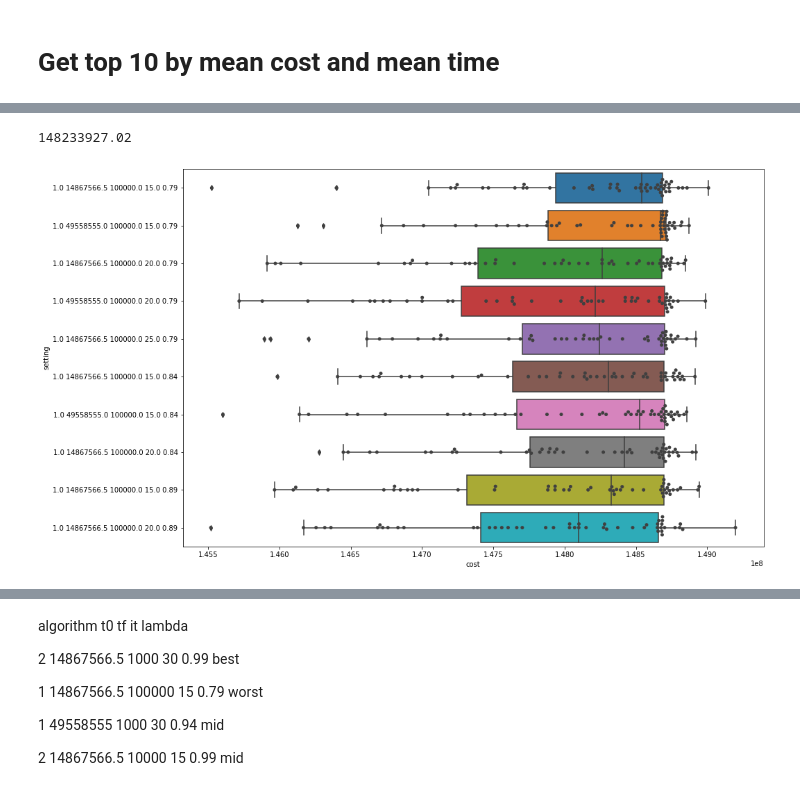
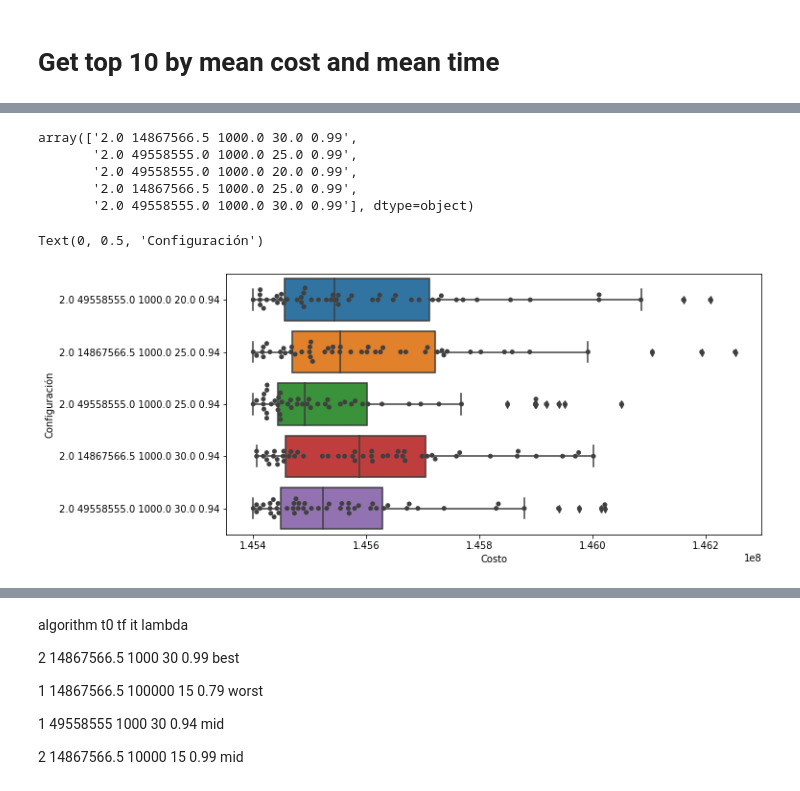
Before and after one commit to JavierArredondo/min-cost-flow, a Jupyter notebook: notebooks/analysis.ipynb, the cells around one changed output, grey strips where cells are left out. Drawn from its saved outputs; the diff is of its cells as text; code cells hidden in the pictures.

```diff
--- a/notebooks/analysis.ipynb
+++ b/notebooks/analysis.ipynb
@@ -31,7 +31,7 @@ def concatenate(row):
     x = [str(row[y]) for y in cols]
     response = {}
     response["setting"] = " ".join(x)
-    response["algorithm"] = "Alg. 1" if row.algorithm == 1.0 else "Alg. 2"
+    response["Vecindad"] = "Algoritmo 1" if row.algorithm == 1.0 else "Algoritmo 2"
     response["cost"] = row.cost
     response["total_time"] = row.total_time
     return pd.Series(response)
@@ -69,7 +69,7 @@ def stats_by_configration(group):
     response["cost_sd"] = group.cost.std()
     response["cost_median"] = group.cost.median()
 
-    response["algorithm"] = group.algorithm.values[0]
+    response["Vecindad"] = group.Vecindad.values[0]
 
     return pd.Series(response)
 # %%
@@ -93,5 +93,5 @@ display(stats)
 # %% [markdown]
 # Get top 10 by mean cost and mean time
 # %%
-top_mean_cost = stats.sort_values(by=["cost_mean"], ascending=False)[0:10]
-top_mean_cost_time = stats.sort_values(by=["time_mean"], ascending=True)[0:10]
+top_mean_cost = stats.sort_values(by=["cost_mean"], ascending=True)[0:5]
+top_mean_cost_time = stats[stats.time_mean < 500].sort_values(by=["cost_mean"], ascending=True)[0:5]
@@ -112,13 +137,21 @@ top_mean_cost
+# %%
+# 2.0 14867566.5 1000.0 30.0 0.99
+top_mean_cost.setting.values
+# %% [output]
+array(['2.0 14867566.5 1000.0 30.0 0.99',
+       '2.0 49558555.0 1000.0 25.0 0.99',
+       '2.0 49558555.0 1000.0 20.0 0.99',
+       '2.0 14867566.5 1000.0 25.0 0.99',
+       '2.0 49558555.0 1000.0 30.0 0.99'], dtype=object)
 # %%
 top_costs = solutions[solutions.setting.isin(top_mean_cost.setting.values)]
 top_costs_time = solutions[solutions.setting.isin(top_mean_cost_time.setting.values)]
-# %%
-top_mean_cost.iloc[0].cost_mean
-# %% [output]
-148233927.02
 # %%
-fig, ax = plt.subplots(figsize=(15, 10))
-ax = sns.boxplot(x="cost", y="setting", data=top_costs)
-ax = sns.swarmplot(x="cost", y="setting", data=top_costs, color=".25")
+fig, ax = plt.subplots(figsize=(10, 5))
+ax = sns.boxplot(x="cost", y="setting", data=top_costs_time)
+ax = sns.swarmplot(x="cost", y="setting", data=top_costs_time, color=".25")
+ax.set_xlabel("Costo")
+ax.set_ylabel("Configuración")
 # %% [output]
+Text(0, 0.5, 'Configuración')
-[figure, old version]
+[figure, new version]
```
Also changed, not shown: parts of 20 cells of this notebook, 47 other files.
